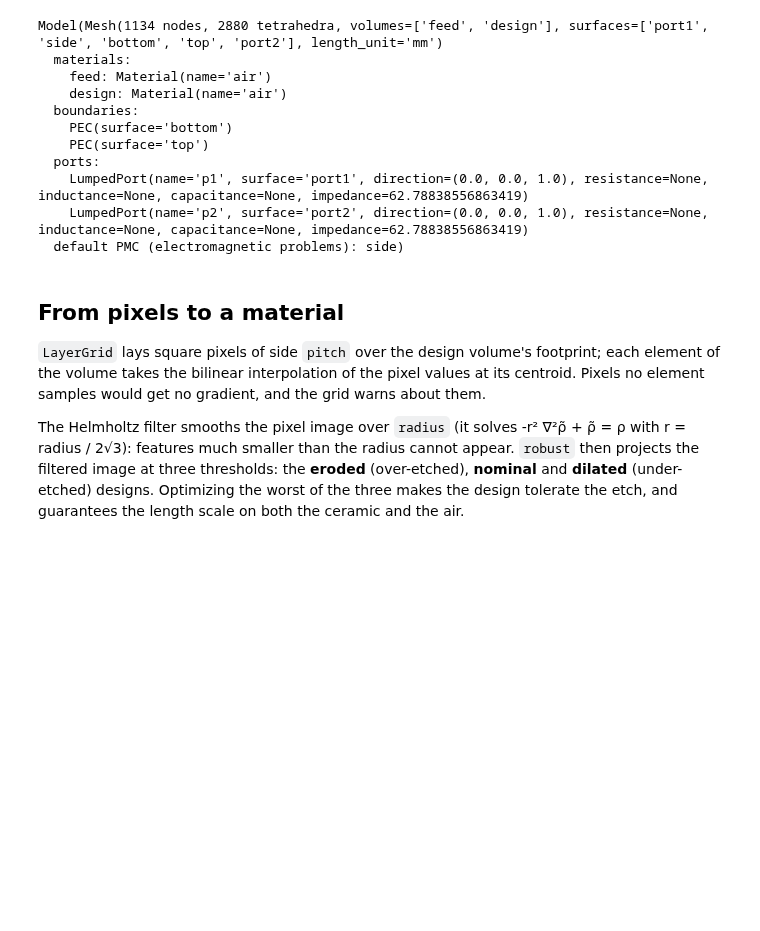
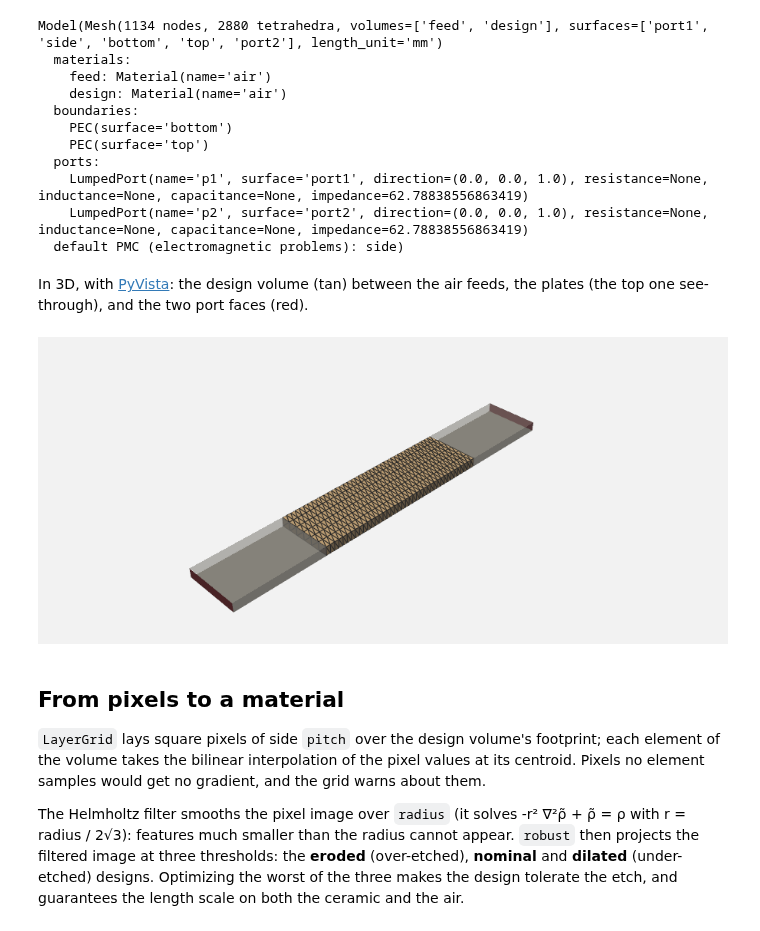
Before and after one commit to benvial/gfem, a Jupyter notebook: docs/tutorials/topology.ipynb, the cells around one changed output. Saved outputs shown, nothing was run; the diff lists cells and outputs as text; code cells hidden in the pictures; blank space fills up the shorter version.

```diff
--- a/docs/tutorials/topology.ipynb
+++ b/docs/tutorials/topology.ipynb
@@ -80,6 +80,38 @@ Model(Mesh(1134 nodes, 2880 tetrahedra, volumes=['feed', 'design'], surfaces=['p
     LumpedPort(name='p1', surface='port1', direction=(0.0, 0.0, 1.0), resistance=None, inductance=None, capacitance=None, impedance=62.78838556863419)
     LumpedPort(name='p2', surface='port2', direction=(0.0, 0.0, 1.0), resistance=None, inductance=None, capacitance=None, impedance=62.78838556863419)
   default PMC (electromagnetic problems): side)
+# %% [markdown]
+In 3D, with [PyVista](https://docs.pyvista.org): the design volume (tan) between the
+air feeds, the plates (the top one see-through), and the two port faces (red).
+# %%
+import pyvista as pv
+
+pv.set_jupyter_backend("static")
+
+volumes = pv.from_meshio(mesh.to_meshio())  # tetrahedra first, then triangles
+volumes.points /= mm
+
+
+def part(region):
+    """A region of the mesh as a PyVista grid, in mm."""
+    cells = mesh.elements(region)
+    if region in mesh.surfaces:
+        cells = cells + len(mesh.tetrahedra)
+    return volumes.extract_cells(cells)
+
+
+view = pv.Plotter(window_size=(900, 400))
+view.add_mesh(part("feed"), color="lightgrey", opacity=0.3)
+view.add_mesh(part("design"), color="tan", show_edges=True)
+view.add_mesh(part("bottom"), color="grey")
+view.add_mesh(part("top"), color="grey", opacity=0.2)
+for port in ("port1", "port2"):
+    view.add_mesh(part(port), color="#b5262f")
+view.camera_position = "iso"
+view.camera.zoom(1.4)
+view.show()
+# %% [output]
+[figure, added]
 # %% [markdown]
 ## From pixels to a material
 
```
Also changed, not shown: parts of 4 cells of this notebook, 16 other files.
